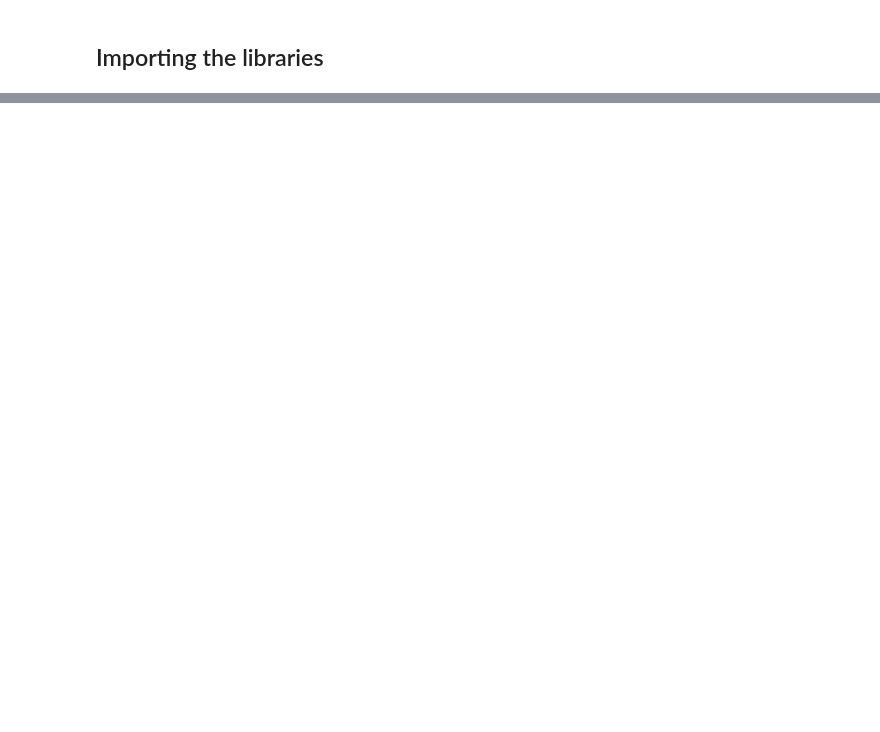
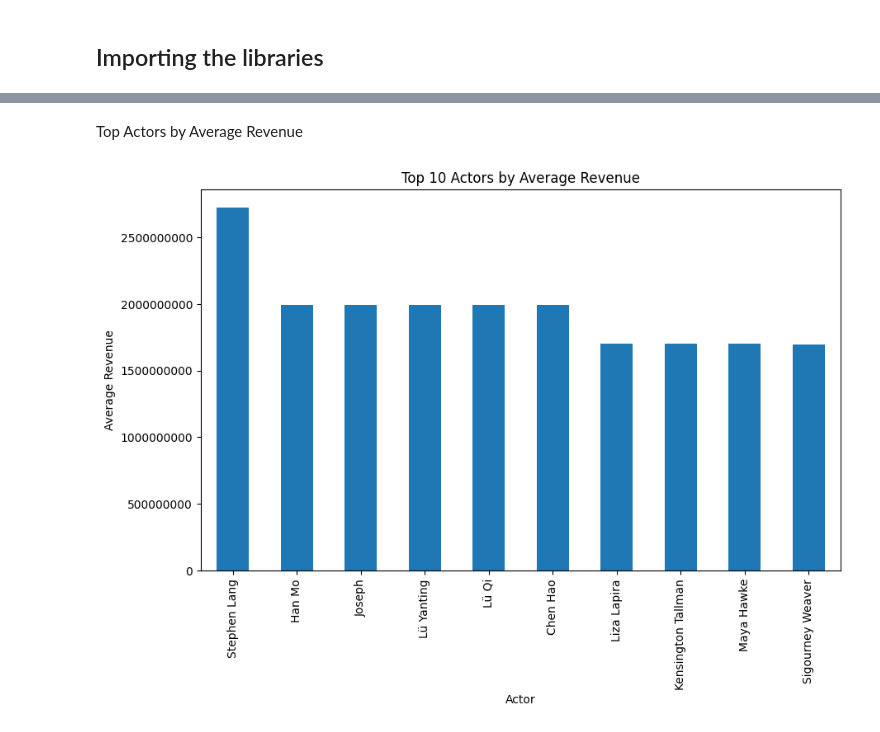
Before and after one commit to Havrylov-Serhii/film_revenue_thesis, a Jupyter notebook: main.ipynb, the cells around one changed output, grey strips where cells are left out. Drawn from its saved outputs; the diff is of its cells as text; code cells hidden in the pictures; blank space fills up the shorter version.

```diff
--- a/main.ipynb
+++ b/main.ipynb
@@ -77,0 +166,10 @@ df.head()
+# %%
+df['spoken_languages'] = df['spoken_languages'].apply(lambda x: ', '.join([lang['english_name'] for lang in eval(x)]))
+# %%
+df['actor_1'] = df['actors'].apply(lambda x: eval(x)[0] if len(eval(x)) > 0 else np.nan)
+df['actor_2'] = df['actors'].apply(lambda x: eval(x)[1] if len(eval(x)) > 1 else np.nan)
+df['actor_3'] = df['actors'].apply(lambda x: eval(x)[2] if len(eval(x)) > 2 else np.nan)
+df['actor_4'] = df['actors'].apply(lambda x: eval(x)[3] if len(eval(x)) > 3 else np.nan)
+df['actor_5'] = df['actors'].apply(lambda x: eval(x)[4] if len(eval(x)) > 4 else np.nan)
+# %%
+df = df.drop(columns=['actors'])
@@ -77,0 +186,9 @@ df.head()
+# %%
+columns_to_drop = [
+    'adult', 'backdrop_path', 'genre_ids', 'original_title', 'video',
+    'belongs_to_collection', 'imdb_id', 'origin_country', 'poster_path', 'spoken_languages', 'overview'
+]
+
+df = df.drop(columns=columns_to_drop)
+
+df.head()
@@ -77,0 +221,24 @@ df.head()
+# %% [markdown]
+Top Actors by Average Revenue
+# %%
+actors_revenue = pd.concat([
+    df[['actor_1', 'revenue']].rename(columns={'actor_1': 'actor'}),
+    df[['actor_2', 'revenue']].rename(columns={'actor_2': 'actor'}),
+    df[['actor_3', 'revenue']].rename(columns={'actor_3': 'actor'}),
+    df[['actor_4', 'revenue']].rename(columns={'actor_4': 'actor'}),
+    df[['actor_5', 'revenue']].rename(columns={'actor_5': 'actor'})
+])
+top_actors_by_revenue = actors_revenue.groupby('actor')['revenue'].mean().sort_values(ascending=False).head(10)
+plt.figure(figsize=(10, 6))
+
+top_actors_by_revenue.plot(kind='bar',)
+
+plt.gcf().axes[0].yaxis.get_major_formatter().set_scientific(False)
+
+plt.title('Top 10 Actors by Average Revenue')
+plt.xlabel('Actor')
+plt.ylabel('Average Revenue')
+
+plt.show()
+# %% [output]
+[figure, added]
```
Also changed, not shown: parts of 41 cells of this notebook, 5 other files.
